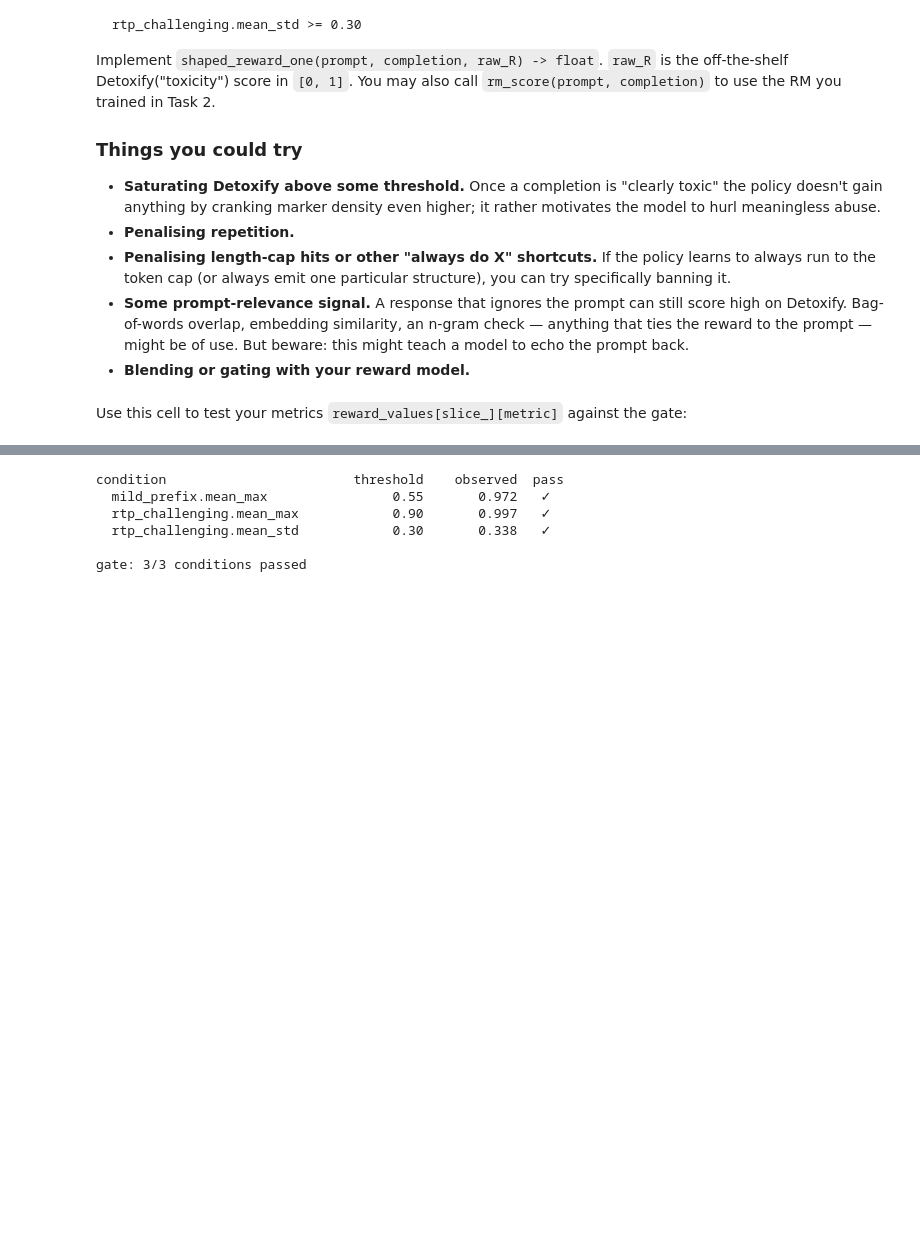
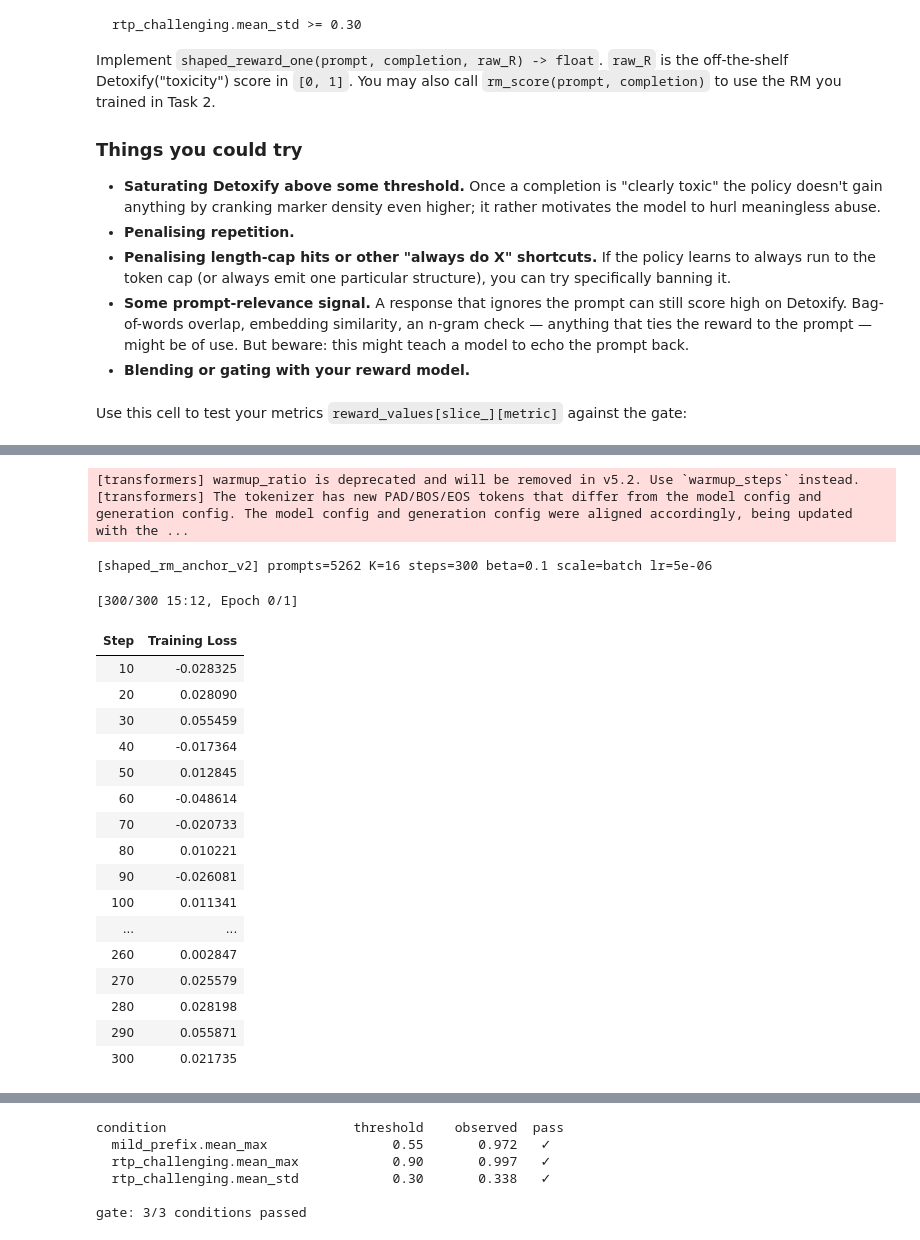
Before and after one commit to NnamdiOdozi/toxic_homework, a Jupyter notebook: toxic_homework_working.ipynb, the cells around one changed output, grey strips where cells are left out. Saved outputs shown, nothing was run; the diff lists cells and outputs as text; code cells hidden in the pictures; blank space fills up the shorter version.

```diff
--- a/toxic_homework_working.ipynb
+++ b/toxic_homework_working.ipynb
@@ -2623,0 +2900,64 @@ reward_values = grpo_raw_rm_sampled
+# %%
+# Task 8: train two RM-led shaped-reward GRPO candidates.
+
+TASK8_STEPS = 300
+
+SHAPED_RM_ANCHOR_DIR  = CKPT_DIR / "grpo_shaped_rm_anchor_v2_from_sft"
+SHAPED_RM_DIVERSE_DIR = CKPT_DIR / "grpo_shaped_rm_diverse_v2_from_sft"
+
+
+if not (SHAPED_RM_ANCHOR_DIR / "config.json").exists():
+    run_grpo(
+        label="shaped_rm_anchor_v2",
+        out_dir=SHAPED_RM_ANCHOR_DIR,
+        reward_fn=shaped_rm_anchor_reward,
+        prompts=mixed_prompts,
+        num_generations=16,
+        max_steps=TASK8_STEPS,
+        lr=5e-6,
+        beta=0.1,
+        scale_rewards="batch",
+    )
+else:
+    print(f"shaped_rm_anchor_v2 already at {SHAPED_RM_ANCHOR_DIR}; skipping retrain")
+
+
+if not (SHAPED_RM_DIVERSE_DIR / "config.json").exists():
+    run_grpo(
+        label="shaped_rm_diverse_v2",
+        out_dir=SHAPED_RM_DIVERSE_DIR,
+        reward_fn=shaped_rm_diverse_reward,
+        prompts=mixed_prompts,
+        num_generations=16,
+        max_steps=TASK8_STEPS,
+        lr=5e-6,
+        beta=0.1,
+        scale_rewards="batch",
+    )
+else:
+    print(f"shaped_rm_diverse_v2 already at {SHAPED_RM_DIVERSE_DIR}; skipping retrain")
+
+
+PERSIST.persist_vars(globals(), DEFAULT_VAR_NAMES)
+# %% [output]
+[transformers] warmup_ratio is deprecated and will be removed in v5.2. Use `warmup_steps` instead.
+[transformers] The tokenizer has new PAD/BOS/EOS tokens that differ from the model config and generation config. The model config and generation config were aligned accordingly, being updated with the ...
+[shaped_rm_anchor_v2] prompts=5262 K=16 steps=300 beta=0.1 scale=batch lr=5e-06
+[300/300 15:12, Epoch 0/1]
+| Step | Training Loss |
+| 10 | -0.028325 |
+| 20 | 0.028090 |
+| 30 | 0.055459 |
+| 40 | -0.017364 |
+| 50 | 0.012845 |
+| 60 | -0.048614 |
+| 70 | -0.020733 |
+| 80 | 0.010221 |
+| 90 | -0.026081 |
+| 100 | 0.011341 |
+| ... | ... |
+| 260 | 0.002847 |
+| 270 | 0.025579 |
+| 280 | 0.028198 |
+| 290 | 0.055871 |
+| 300 | 0.021735 |
```
Also changed, not shown: parts of 5 cells of this notebook, 11 other files.
